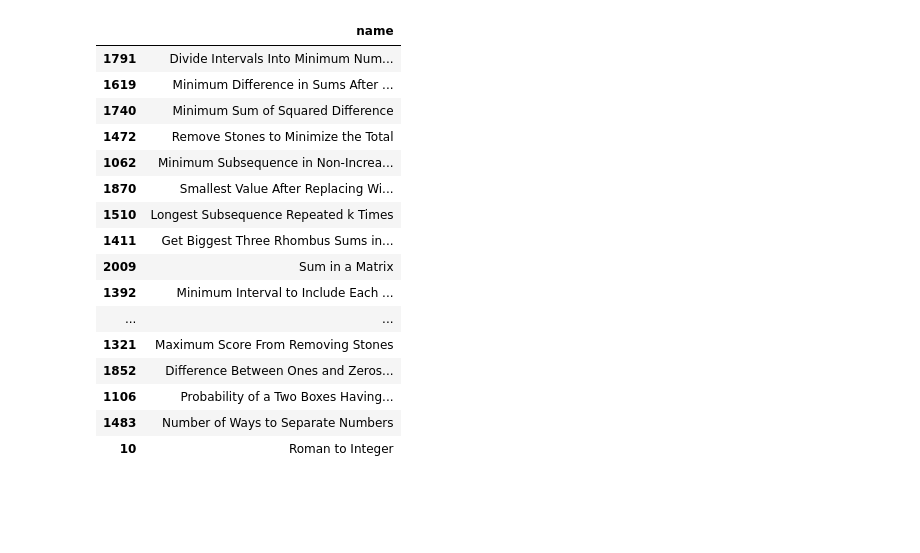
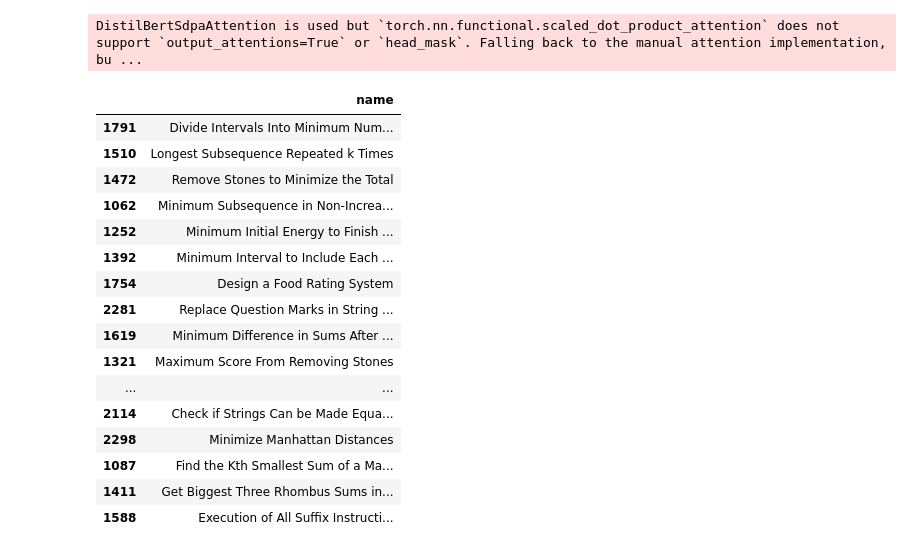
Before and after one commit to udayb3/ML_DSA_Recommendation_project, a Jupyter notebook: Model/Item_side/embeddedUsage/final_testing.ipynb, the cells around one changed output. Saved outputs shown, nothing was run; the diff lists cells and outputs as text; code cells hidden in the pictures; blank space fills up the shorter version.

```diff
--- a/Model/Item_side/embeddedUsage/final_testing.ipynb
+++ b/Model/Item_side/embeddedUsage/final_testing.ipynb
@@ -1,23 +0,0 @@
-# %%
-import pickle
-import marshal
-import types
-import torch
-import transformers
-
-# Device= 'cuda' if torch.cuda.is_available() else 'cpu'
-my_model = pickle.load(open("./embed_model.pkl", 'rb'))
-my_tokenizer= pickle.load( open("./embed_tokenizer.pkl", 'rb') )
-my_cosine= pickle.load(open("./embed_cosine.pkl", 'rb') )
-my_pca= pickle.load(open("./embed_pca.pkl", 'rb') )
-my_embed= pickle.load(open("./embed_embeddings.pkl", 'rb') )
-my_train_sample= pickle.load(open("./embed_train_sample.pkl", 'rb') )
-
-with open("./embed_find_similar_questions.mar", 'rb') as f:
-  my_sim_code= marshal.load(f)
-
-with open("./embed_get_embedding.mar", 'rb') as f:
-  my_get_embed_code= marshal.load(f)
-
-my_sim= types.FunctionType(my_sim_code, globals(), "my_sim")
-my_get_embed= types.FunctionType(my_get_embed_code, globals(), "my_get_embed" )
@@ -24,21 +44,22 @@ my_get_embed= types.FunctionType(my_get_embed_code, globals(), "my_get_embed" )
 # %%
-input_question = "2 sum"
-my_sim(input_question, my_tokenizer, my_model, my_pca, my_cosine, my_embed, my_get_embed, 'cpu',my_train_sample,  20 )
+input_question = "three sum"
+find_similar_questions(input_question, my_tokenizer, my_model, my_pca, my_cosine, my_embed, 'cpu',my_train_sample,  20 )
 # %% [output]
+DistilBertSdpaAttention is used but `torch.nn.functional.scaled_dot_product_attention` does not support `output_attentions=True` or `head_mask`. Falling back to the manual attention implementation, bu ...
 |  | name |
 | 1791 | Divide Intervals Into Minimum Num... |
-| 1619 | Minimum Difference in Sums After ... |
-| 1740 | Minimum Sum of Squared Difference |
+| 1510 | Longest Subsequence Repeated k Times |
 | 1472 | Remove Stones to Minimize the Total |
 | 1062 | Minimum Subsequence in Non-Increa... |
-| 1870 | Smallest Value After Replacing Wi... |
-| 1510 | Longest Subsequence Repeated k Times |
+| 1252 | Minimum Initial Energy to Finish ... |
+| 1392 | Minimum Interval to Include Each ... |
+| 1754 | Design a Food Rating System |
+| 2281 | Replace Question Marks in String ... |
+| 1619 | Minimum Difference in Sums After ... |
+| 1321 | Maximum Score From Removing Stones |
+| ... | ... |
+| 2114 | Check if Strings Can be Made Equa... |
+| 2298 | Minimize Manhattan Distances |
+| 1087 | Find the Kth Smallest Sum of a Ma... |
 | 1411 | Get Biggest Three Rhombus Sums in... |
-| 2009 | Sum in a Matrix |
-| 1392 | Minimum Interval to Include Each ... |
-| ... | ... |
-| 1321 | Maximum Score From Removing Stones |
-| 1852 | Difference Between Ones and Zeros... |
-| 1106 | Probability of a Two Boxes Having... |
-| 1483 | Number of Ways to Separate Numbers |
-| 10 | Roman to Integer |
+| 1588 | Execution of All Suffix Instructi... |
```
Also changed, not shown: parts of 1 cell of this notebook, 15 other files.
